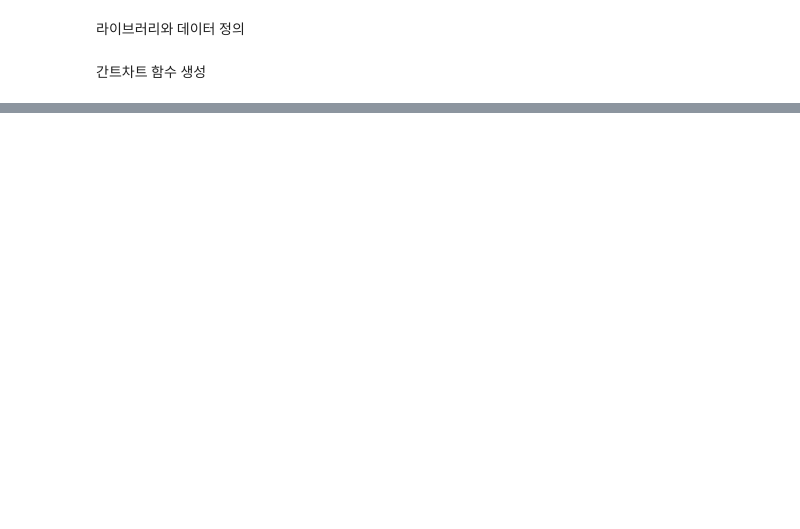
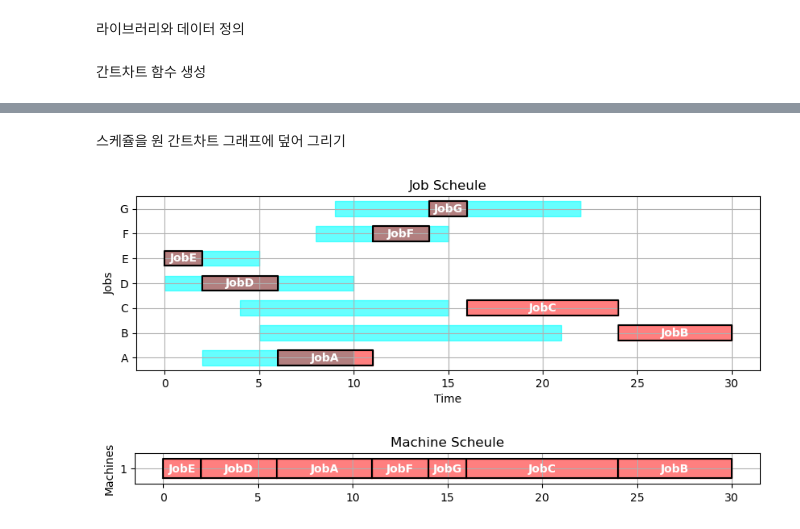
Before and after one commit to ppvid/Optimization_Pyomo, a Jupyter notebook: 간트차트.ipynb, the cells around one changed output, grey strips where cells are left out. Saved outputs shown, nothing was run; the diff lists cells and outputs as text; code cells hidden in the pictures; blank space fills up the shorter version.

Commit message:
간트차트+kpi

```diff
--- a/간트차트.ipynb
+++ b/간트차트.ipynb
@@ -35,0 +75,59 @@ def gantt(JOBS,SCHEDULE={}):
+# %% [markdown]
+스케쥴을 원 간트차트 그래프에 덮어 그리기
+# %%
+def gantt(JOBS,SCHEDULE={}):
+    bw=0.3 #bar width 설정
+    plt.figure(figsize=(10,0.4*(len(JOBS.keys())))) #그래프 크기 정하기
+
+    idx=0
+    for j in sorted(JOBS.keys()):
+        x=JOBS[j]['release']
+        y=JOBS[j]['due']
+        plt.fill_between([x,y],[idx-bw,idx-bw],[idx+bw,idx+bw],color='cyan',alpha=0.6)
+
+        #스케쥴 그래프를 원 그래프에 덮어 그리기
+        if j in SCHEDULE.keys():
+            x=SCHEDULE[j]['start']
+            y=SCHEDULE[j]['finish']
+            plt.fill_between([x,y],[idx-bw,idx-bw],[idx+bw,idx+bw],color='red',alpha=0.5)
+            plt.plot([x,y,y,x,x],[idx-bw,idx-bw,idx+bw,idx+bw,idx-bw],color='k')
+            #plt.text(x축 위치,y축 위치,text)
+            plt.text((SCHEDULE[j]['start']+SCHEDULE[j]['finish'])/2.0,idx,'Job'+j,color='white',weight='bold',horizontalalignment='center',verticalalignment='center')
+        idx+=1
+    plt.ylim(-0.5,idx-0.5)
+    plt.title('Job Scheule')
+    plt.xlabel('Time')
+    plt.ylabel('Jobs')
+    plt.yticks(range(len(JOBS)),JOBS.keys())
+    plt.grid()
+    xlim=plt.xlim()
+
+    #스케쥴 그래프만 따로 그리기
+    if SCHEDULE:
+        for j in SCHEDULE.keys():
+            if 'machine' not in SCHEDULE[j].keys():
+                #스케쥴에 machine 정보가 없으면 1로 초기화
+                SCHEDULE[j]['machine']=1
+        #현재는 machine개수가 1개인 케이스를 처리하기 때문에 set으로 중복 제거 시 1개만 남음
+        #만약 machine이 여러개인 경우에는 SCHEDULE에 machine 정보를 추가해야 함
+        MACHINES=sorted(set([SCHEDULE[j]['machine'] for j in SCHEDULE.keys()]))
+        plt.figure(figsize=(10,0.5*len(MACHINES)))
+        for j in sorted(SCHEDULE.keys()):
+            x=SCHEDULE[j]['start']
+            y=SCHEDULE[j]['finish']
+            idx=MACHINES.index(SCHEDULE[j]['machine'])
+            #plt.fill_between(x축,y축1,y축2,색상,투명도): 채우기
+            plt.fill_between([x,y],[idx-bw,idx-bw],[idx+bw,idx+bw],color='red',alpha=0.5)
+            #plt.plot(x축,y축,색상) : 테두리 그리기
+            plt.plot([x,y,y,x,x],[idx-bw,idx-bw,idx+bw,idx+bw,idx-bw],color='k')
+            plt.text((SCHEDULE[j]['start']+SCHEDULE[j]['finish'])/2.0,idx,'Job'+j,color='white',weight='bold',horizontalalignment='center',verticalalignment='center')
+        plt.xlim(xlim)
+        plt.ylim(-0.5,len(MACHINES)-0.5)
+        plt.title('Machine Scheule')
+        plt.yticks(range(len(MACHINES)),MACHINES)
+        plt.ylabel('Machines')
+        plt.grid()
+gantt(JOBS,SCHEDULE)
+# %% [output]
+[figure, added]
+[figure, added]
```
Also changed, not shown: parts of 9 cells of this notebook.
